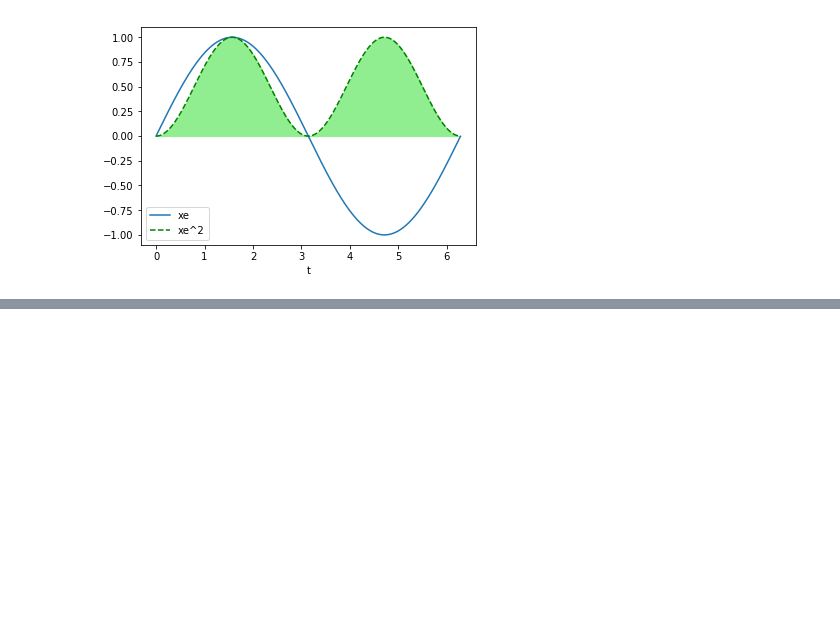
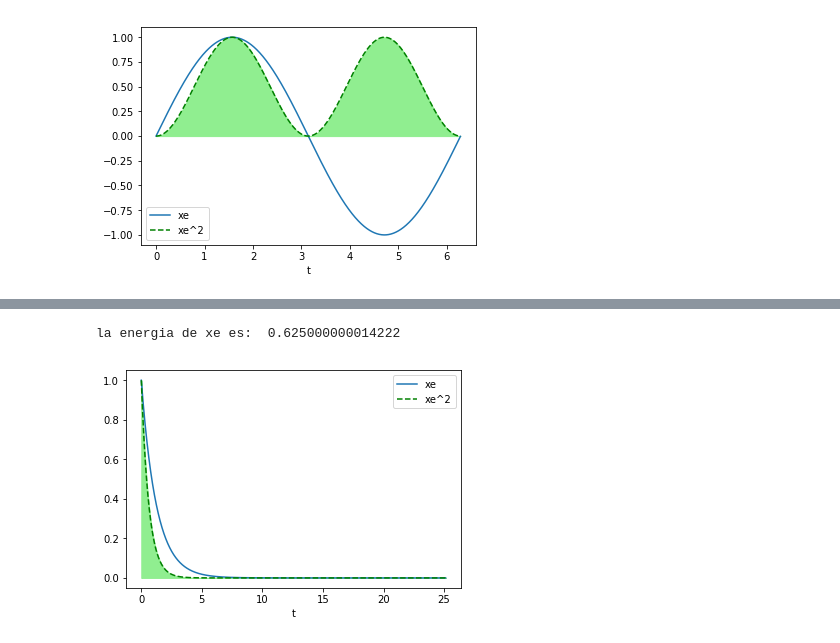
Before and after one commit to waltermayor/DigitalSignalProce_colab, a Jupyter notebook: clases/clase1.ipynb, the cells around one changed output, grey strips where cells are left out. Cells and saved outputs as stored; diff of their text form; code cells hidden in the pictures; blank space fills up the shorter version.

```diff
--- a/clases/clase1.ipynb
+++ b/clases/clase1.ipynb
@@ -209,0 +211,29 @@ la potencia de xe es:  0.499999998285457
+# %%
+# INGRESO - Parámetros
+w = 1
+a = 0.8
+b = 0
+c = 2*np.pi #un periodo
+dte = 0.005
+
+# PROCEDIMIENTO
+te = np.arange(b, c, dte)
+xe = np.exp(-a*te)
+
+# energía en un periodo
+cuadradoxe = xe**2
+energiaxe = integrate.simps(cuadradoxe,te)
+
+# SALIDA
+print('la energia de xe es: ',energiaxe)
+
+# gráfica
+plt.plot(te,xe,label='xe')
+plt.fill_between(te,0,cuadradoxe,color='lightgreen')
+plt.plot(te,cuadradoxe,'g--', label='xe^2')
+plt.xlabel('t')
+plt.legend()
+plt.show()
+# %% [output]
+la energia de xe es:  0.625000000014222
+[figure, added]
```
Also changed, not shown: parts of 8 cells of this notebook.
